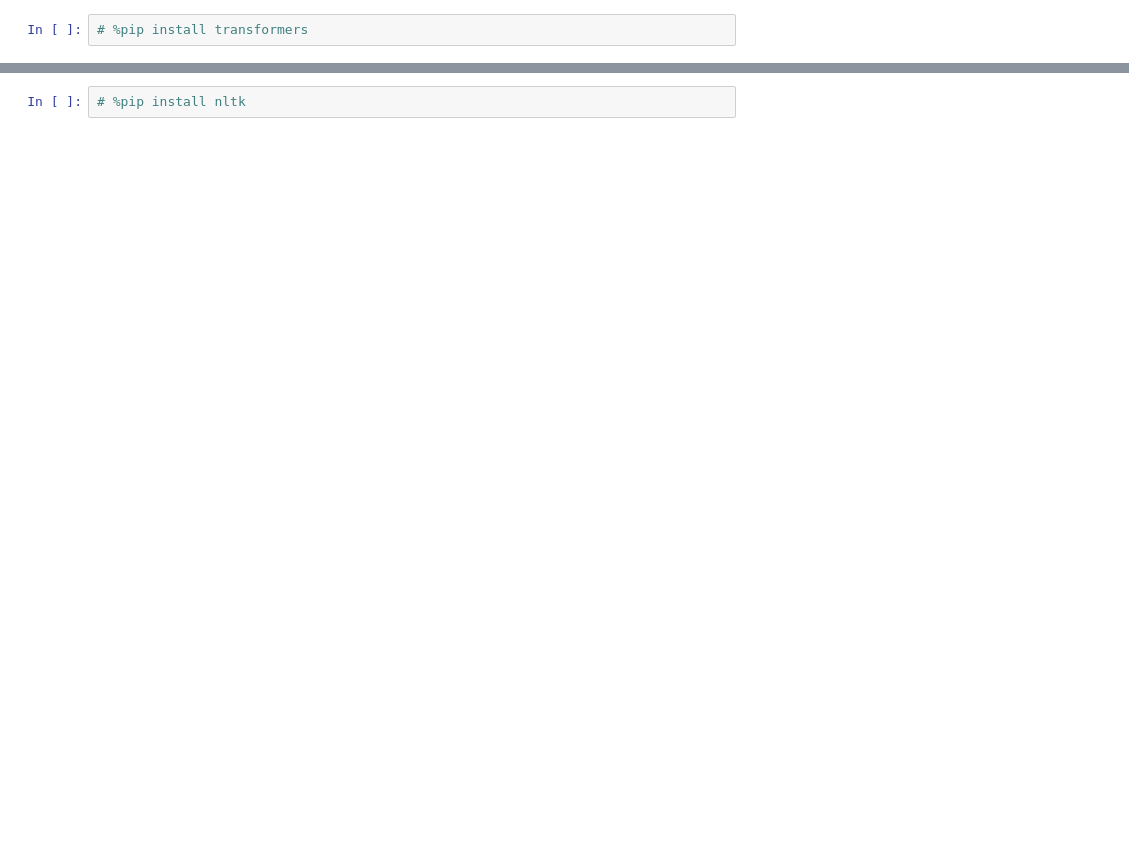
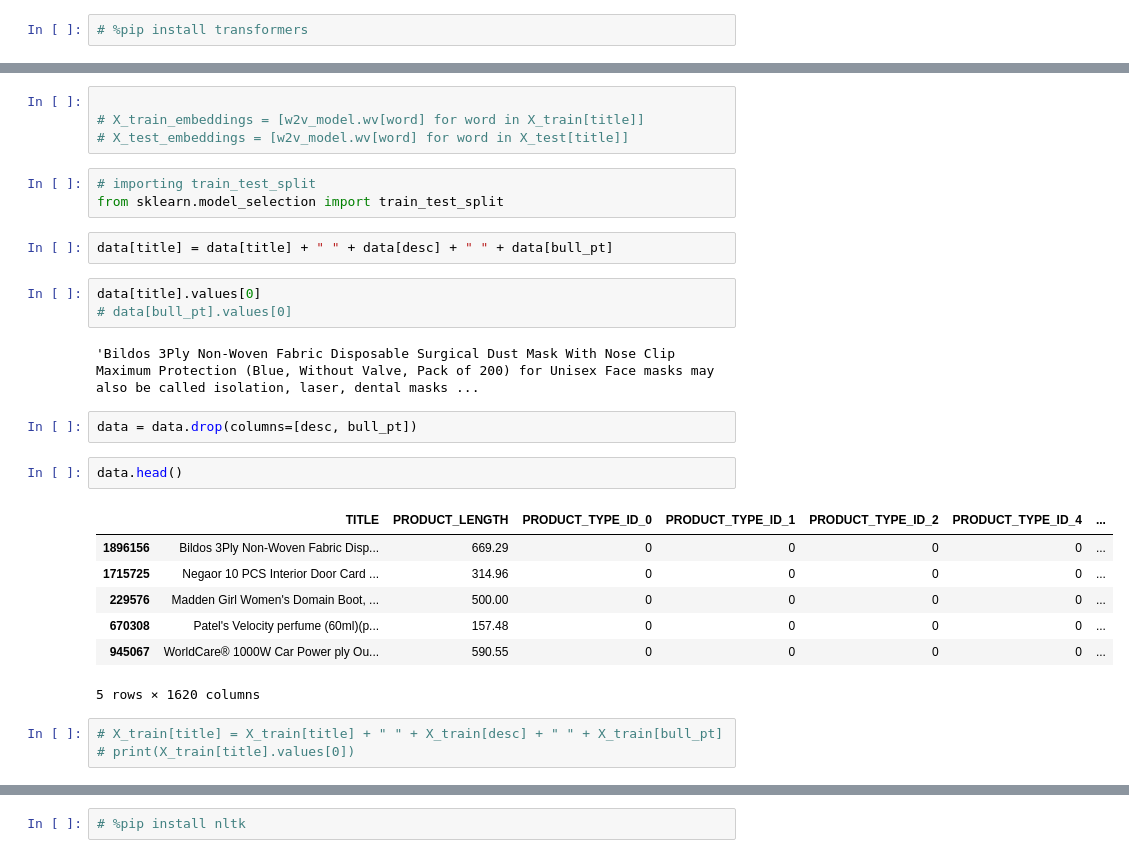
Before and after one commit to DeveloperDowny/ml_ama2, a Jupyter notebook: v2.ipynb, the cells around one changed output, grey strips where cells are left out. Drawn from its saved outputs; the diff is of its cells as text; blank space fills up the shorter version.

```diff
--- a/v2.ipynb
+++ b/v2.ipynb
@@ -296,0 +306,29 @@ X_test_embeddings = [w2v_model.wv[word] for word in X_test[title]]
+# %%
+
+# X_train_embeddings = [w2v_model.wv[word] for word in X_train[title]]
+# X_test_embeddings = [w2v_model.wv[word] for word in X_test[title]]
+# %%
+# importing train_test_split
+from sklearn.model_selection import train_test_split
+# %%
+data[title] = data[title] + " " + data[desc] + " " + data[bull_pt]
+# %%
+data[title].values[0]
+# data[bull_pt].values[0]
+# %% [output]
+'Bildos 3Ply Non-Woven Fabric Disposable Surgical Dust Mask With Nose Clip Maximum Protection (Blue, Without Valve, Pack of 200) for Unisex Face masks may also be called isolation, laser, dental masks ...
+# %%
+data = data.drop(columns=[desc, bull_pt])
+# %%
+data.head()
+# %% [output]
+|  | TITLE | PRODUCT_LENGTH | PRODUCT_TYPE_ID_0 | PRODUCT_TYPE_ID_1 | PRODUCT_TYPE_ID_2 | PRODUCT_TYPE_ID_4 | ... |
+| 1896156 | Bildos 3Ply Non-Woven Fabric Disp... | 669.29 | 0 | 0 | 0 | 0 | ... |
+| 1715725 | Negaor 10 PCS Interior Door Card ... | 314.96 | 0 | 0 | 0 | 0 | ... |
+| 229576 | Madden Girl Women's Domain Boot, ... | 500.00 | 0 | 0 | 0 | 0 | ... |
+| 670308 | Patel's Velocity perfume (60ml)(p... | 157.48 | 0 | 0 | 0 | 0 | ... |
+| 945067 | WorldCare® 1000W Car Power ply Ou... | 590.55 | 0 | 0 | 0 | 0 | ... |
+5 rows × 1620 columns
+# %%
+# X_train[title] = X_train[title] + " " + X_train[desc] + " " + X_train[bull_pt]
+# print(X_train[title].values[0])
```
Also changed, not shown: parts of 117 cells of this notebook, 5 other files.
